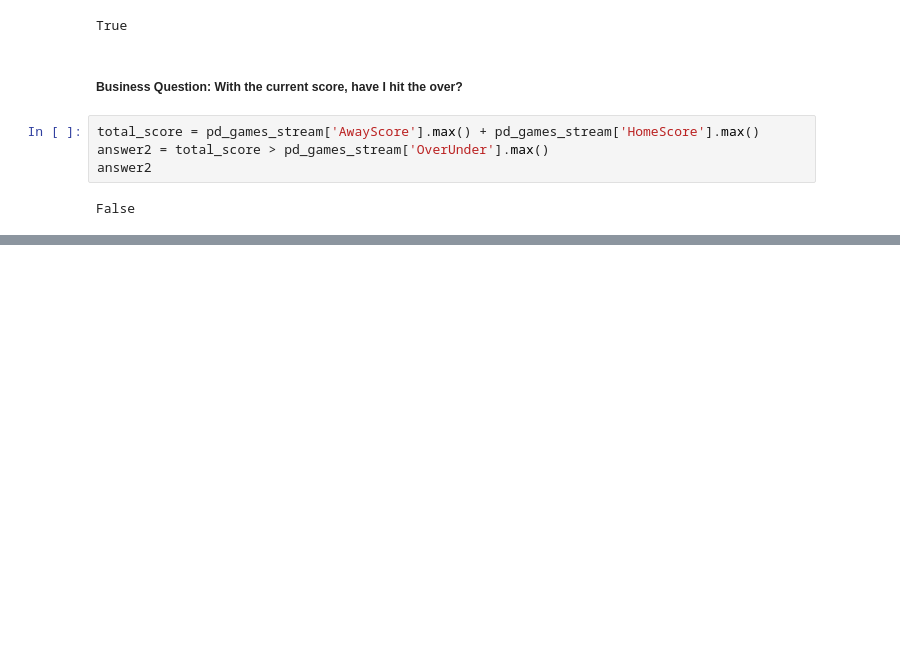
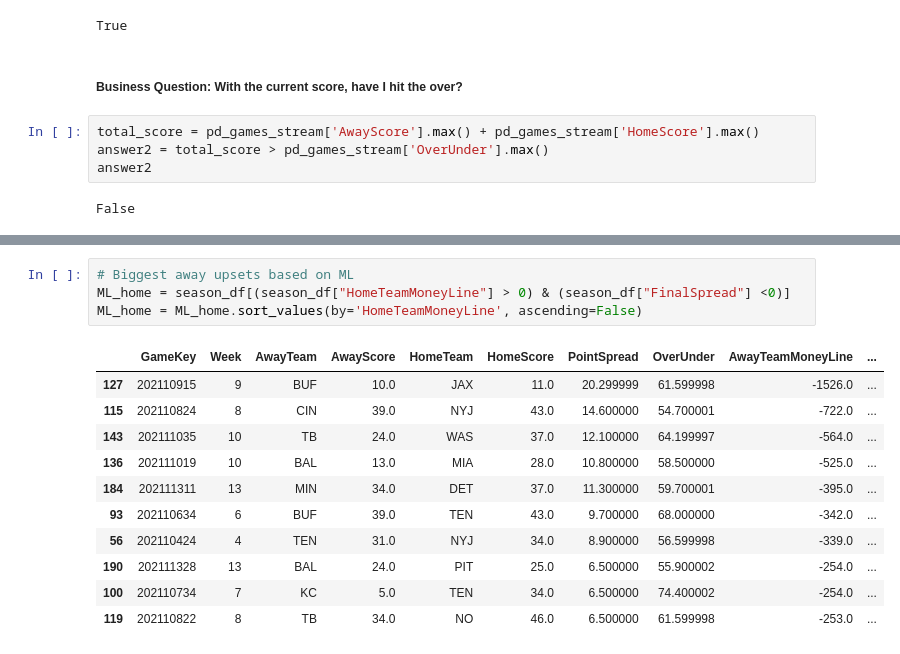
Before and after one commit to bkbormes1/blake_bormes, a Jupyter notebook: Alex-Test/Analysis.ipynb, the cells around one changed output, grey strips where cells are left out. Cells and saved outputs as stored; diff of their text form; blank space fills up the shorter version.

```diff
--- a/Alex-Test/Analysis.ipynb
+++ b/Alex-Test/Analysis.ipynb
@@ -88,0 +306,16 @@ season = spark.read.parquet('/tmp/season_out')
+# %%
+# Biggest away upsets based on ML
+ML_home = season_df[(season_df["HomeTeamMoneyLine"] > 0) & (season_df["FinalSpread"] <0)]
+ML_home = ML_home.sort_values(by='HomeTeamMoneyLine', ascending=False)
+# %% [output]
+|  | GameKey | Week | AwayTeam | AwayScore | HomeTeam | HomeScore | PointSpread | OverUnder | AwayTeamMoneyLine | ... |
+| 127 | 202110915 | 9 | BUF | 10.0 | JAX | 11.0 | 20.299999 | 61.599998 | -1526.0 | ... |
+| 115 | 202110824 | 8 | CIN | 39.0 | NYJ | 43.0 | 14.600000 | 54.700001 | -722.0 | ... |
+| 143 | 202111035 | 10 | TB | 24.0 | WAS | 37.0 | 12.100000 | 64.199997 | -564.0 | ... |
+| 136 | 202111019 | 10 | BAL | 13.0 | MIA | 28.0 | 10.800000 | 58.500000 | -525.0 | ... |
+| 184 | 202111311 | 13 | MIN | 34.0 | DET | 37.0 | 11.300000 | 59.700001 | -395.0 | ... |
+| 93 | 202110634 | 6 | BUF | 39.0 | TEN | 43.0 | 9.700000 | 68.000000 | -342.0 | ... |
+| 56 | 202110424 | 4 | TEN | 31.0 | NYJ | 34.0 | 8.900000 | 56.599998 | -339.0 | ... |
+| 190 | 202111328 | 13 | BAL | 24.0 | PIT | 25.0 | 6.500000 | 55.900002 | -254.0 | ... |
+| 100 | 202110734 | 7 | KC | 5.0 | TEN | 34.0 | 6.500000 | 74.400002 | -254.0 | ... |
+| 119 | 202110822 | 8 | TB | 34.0 | NO | 46.0 | 6.500000 | 61.599998 | -253.0 | ... |
```
Also changed, not shown: parts of 24 cells of this notebook.
